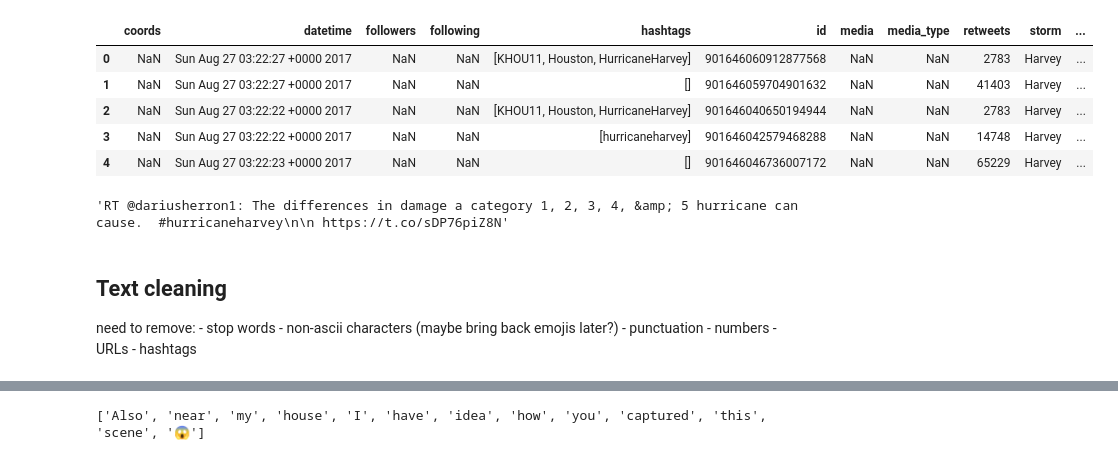
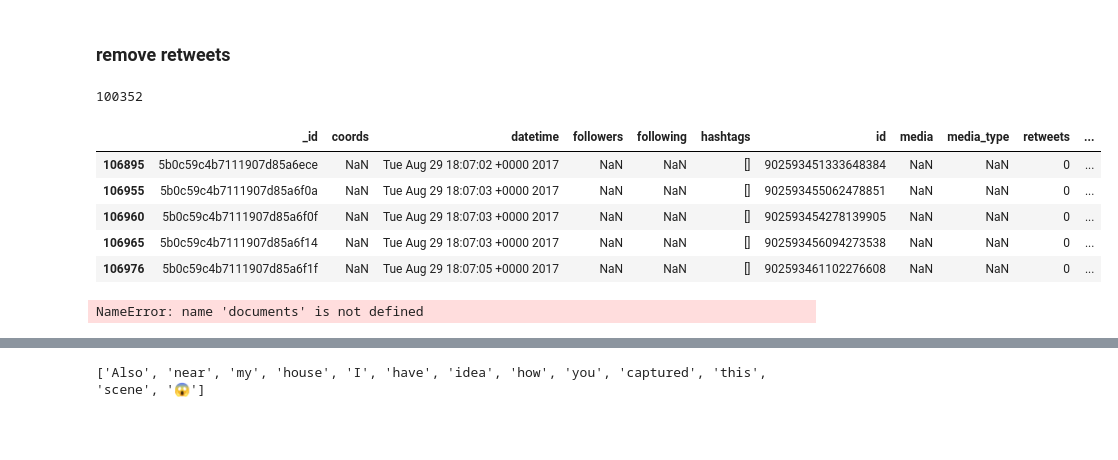
Before and after one commit to mmidzik/crisis-tweets, a Jupyter notebook: Harvey-master.ipynb, the cells around one changed output, grey strips where cells are left out. Cells and saved outputs as stored; diff of their text form; code cells hidden in the pictures; blank space fills up the shorter version.

```diff
--- a/Harvey-master.ipynb
+++ b/Harvey-master.ipynb
@@ -15 +18,9 @@ pull3 = pickle.load(open( "TweetsRetrievalTool-1.2/harvey-tweets3-pull.pkl", "rb
+# %%
+import json
+from pymongo import MongoClient
+
+client = MongoClient()
+db = client.twitter
+tweets_collection = db.tweets
+tweets_meta = db.meta
 # %%
@@ -73,0 +68,3 @@ df.head()
+# %%
+cursor = tweets_meta.find()
+df =  pd.DataFrame(list(cursor))
@@ -94,0 +96,4 @@ df['weekday'] = weekday
+# %%
+date_slice = df.iloc[150000,:]['date']
+df_slice = df[df['date']== date_slice]
+len(df_slice)
@@ -95,22 +113,16 @@ df['weekday'] = weekday
+# %% [markdown]
+### remove retweets
+# %%
+df_noRT = df_slice[df_slice['text'].astype(str).str.startswith('RT') == False]
+len(df_noRT)
+# %% [output]
+100352
 # %%
-df.head()
+df_noRT.head()
 # %% [output]
-|  | coords | datetime | followers | following | hashtags | id | media | media_type | retweets | storm | ... |
-| 0 | NaN | Sun Aug 27 03:22:27 +0000 2017 | NaN | NaN | [KHOU11, Houston, HurricaneHarvey] | 901646060912877568 | NaN | NaN | 2783 | Harvey | ... |
-| 1 | NaN | Sun Aug 27 03:22:27 +0000 2017 | NaN | NaN | [] | 901646059704901632 | NaN | NaN | 41403 | Harvey | ... |
-| 2 | NaN | Sun Aug 27 03:22:22 +0000 2017 | NaN | NaN | [KHOU11, Houston, HurricaneHarvey] | 901646040650194944 | NaN | NaN | 2783 | Harvey | ... |
-| 3 | NaN | Sun Aug 27 03:22:22 +0000 2017 | NaN | NaN | [hurricaneharvey] | 901646042579468288 | NaN | NaN | 14748 | Harvey | ... |
-| 4 | NaN | Sun Aug 27 03:22:23 +0000 2017 | NaN | NaN | [] | 901646046736007172 | NaN | NaN | 65229 | Harvey | ... |
+|  | _id | coords | datetime | followers | following | hashtags | id | media | media_type | retweets | ... |
+| 106895 | 5b0c59c4b7111907d85a6ece | NaN | Tue Aug 29 18:07:02 +0000 2017 | NaN | NaN | [] | 902593451333648384 | NaN | NaN | 0 | ... |
+| 106955 | 5b0c59c4b7111907d85a6f0a | NaN | Tue Aug 29 18:07:03 +0000 2017 | NaN | NaN | [] | 902593455062478851 | NaN | NaN | 0 | ... |
+| 106960 | 5b0c59c4b7111907d85a6f0f | NaN | Tue Aug 29 18:07:03 +0000 2017 | NaN | NaN | [] | 902593454278139905 | NaN | NaN | 0 | ... |
+| 106965 | 5b0c59c4b7111907d85a6f14 | NaN | Tue Aug 29 18:07:03 +0000 2017 | NaN | NaN | [] | 902593456094273538 | NaN | NaN | 0 | ... |
+| 106976 | 5b0c59c4b7111907d85a6f1f | NaN | Tue Aug 29 18:07:05 +0000 2017 | NaN | NaN | [] | 902593461102276608 | NaN | NaN | 0 | ... |
-# %%
-df.iloc[3,:]['text']
-# %% [output]
-'RT @dariusherron1: The differences in damage a category 1, 2, 3, 4, &amp; 5 hurricane can cause.  #hurricaneharvey\n\n https://t.co/sDP76piZ8N'
-# %% [markdown]
-## Text cleaning
-need to remove:
-    - stop words
-    - non-ascii characters (maybe bring back emojis later?)
-    - punctuation
-    - numbers
-    - URLs
-    - hashtags
@@ -119,3 +131,7 @@ documents = list(df.text)
+# %%
+documents[5:16]
+# %% [output]
+NameError: name 'documents' is not defined
 # %%
 import string
 cleaned_docs = []
```
Also changed, not shown: parts of 59 cells of this notebook, 26 other files.
